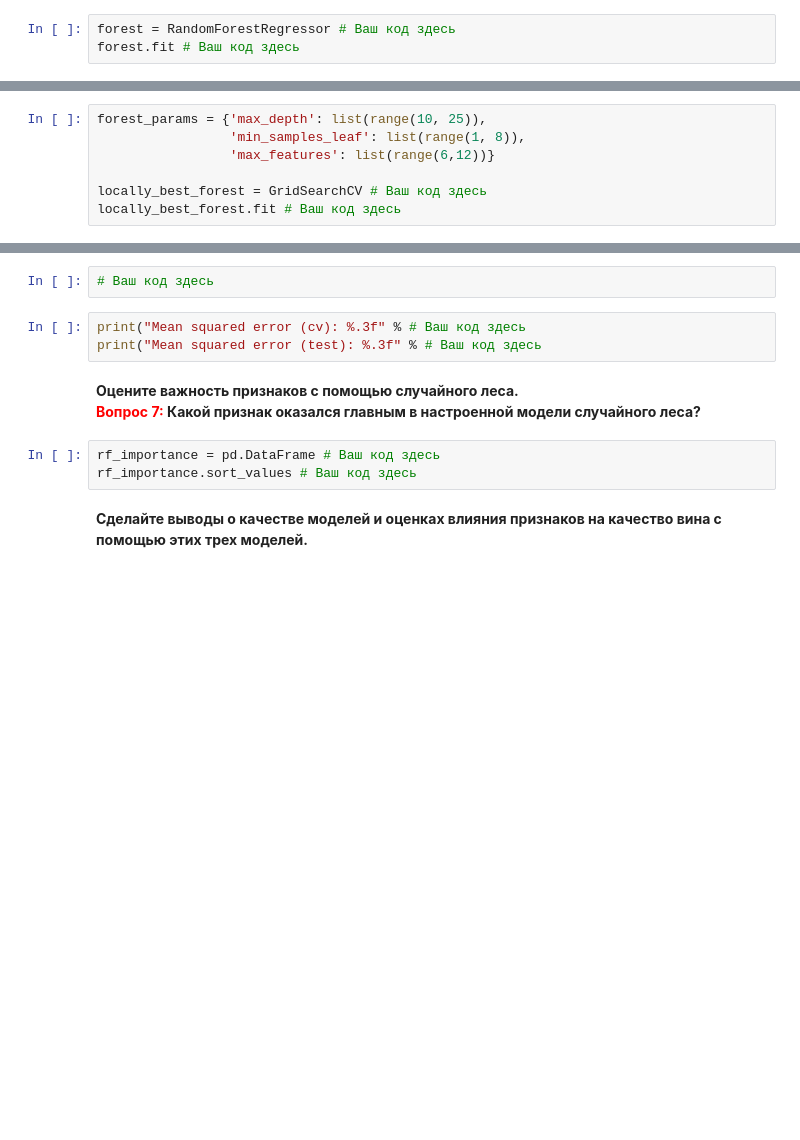
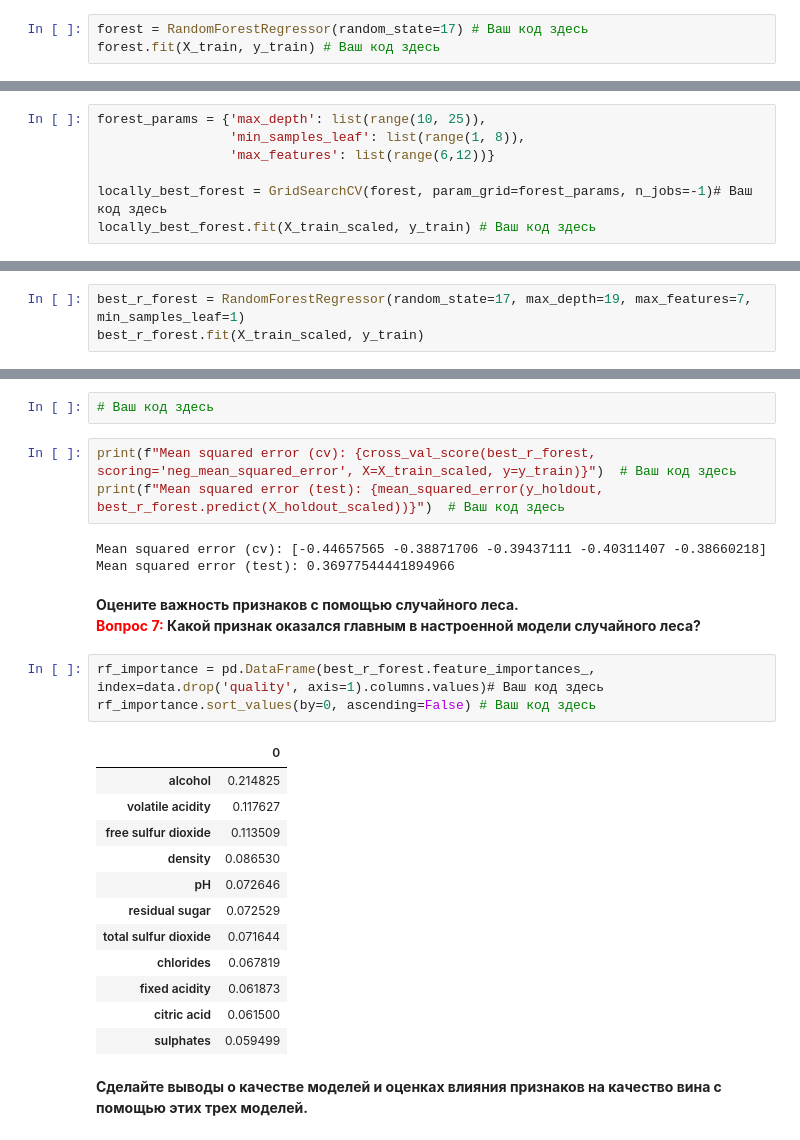
Before and after one commit to Nikc-mk/ODSml, a Jupyter notebook: ДЗ 6.ipynb, the cells around one changed output, grey strips where cells are left out. Cells and saved outputs as stored; diff of their text form; blank space fills up the shorter version.

```diff
--- a/ДЗ 6.ipynb
+++ b/ДЗ 6.ipynb
@@ -123,5 +211,5 @@ print("Mean squared error (test): %.3f" % # Ваш код здесь
 # %% [markdown]
 **Обучите случайный лес с параметрами "из коробки", фиксируя только random_state=17.**
 # %%
-forest = RandomForestRegressor # Ваш код здесь
-forest.fit # Ваш код здесь
+forest = RandomForestRegressor(random_state=17) # Ваш код здесь
+forest.fit(X_train, y_train) # Ваш код здесь
@@ -138,5 +232,5 @@ forest_params = {'max_depth': list(range(10, 25)),
                  'min_samples_leaf': list(range(1, 8)),
                  'max_features': list(range(6,12))}
 
-locally_best_forest = GridSearchCV # Ваш код здесь
-locally_best_forest.fit # Ваш код здесь
+locally_best_forest = GridSearchCV(forest, param_grid=forest_params, n_jobs=-1)# Ваш код здесь
+locally_best_forest.fit(X_train_scaled, y_train) # Ваш код здесь
@@ -144,0 +248,3 @@ locally_best_forest.best_params_, locally_best_forest.best_score_
+# %%
+best_r_forest = RandomForestRegressor(random_state=17, max_depth=19, max_features=7, min_samples_leaf=1)
+best_r_forest.fit(X_train_scaled, y_train)
@@ -148,13 +256,29 @@ locally_best_forest.best_params_, locally_best_forest.best_score_
 # %%
 # Ваш код здесь
 # %%
-print("Mean squared error (cv): %.3f" % # Ваш код здесь
-print("Mean squared error (test): %.3f" % # Ваш код здесь
+print(f"Mean squared error (cv): {cross_val_score(best_r_forest, scoring='neg_mean_squared_error', X=X_train_scaled, y=y_train)}")  # Ваш код здесь
+print(f"Mean squared error (test): {mean_squared_error(y_holdout, best_r_forest.predict(X_holdout_scaled))}")  # Ваш код здесь
+# %% [output]
+Mean squared error (cv): [-0.44657565 -0.38871706 -0.39437111 -0.40311407 -0.38660218]
+Mean squared error (test): 0.36977544441894966
 # %% [markdown]
 **Оцените важность признаков с помощью случайного леса.**<br>
 **<font color='red'>Вопрос 7:</font> Какой признак оказался главным в настроенной модели случайного леса?**
 # %%
-rf_importance = pd.DataFrame # Ваш код здесь
-rf_importance.sort_values # Ваш код здесь
+rf_importance = pd.DataFrame(best_r_forest.feature_importances_, index=data.drop('quality', axis=1).columns.values)# Ваш код здесь
+rf_importance.sort_values(by=0, ascending=False) # Ваш код здесь
+# %% [output]
+|  | 0 |
+| alcohol | 0.214825 |
+| volatile acidity | 0.117627 |
+| free sulfur dioxide | 0.113509 |
+| density | 0.086530 |
+| pH | 0.072646 |
+| residual sugar | 0.072529 |
+| total sulfur dioxide | 0.071644 |
+| chlorides | 0.067819 |
+| fixed acidity | 0.061873 |
+| citric acid | 0.061500 |
+| sulphates | 0.059499 |
 # %% [markdown]
 **Сделайте выводы о качестве моделей и оценках влияния признаков на качество вина с помощью этих трех моделей.**
```
Also changed, not shown: parts of 18 cells of this notebook.
